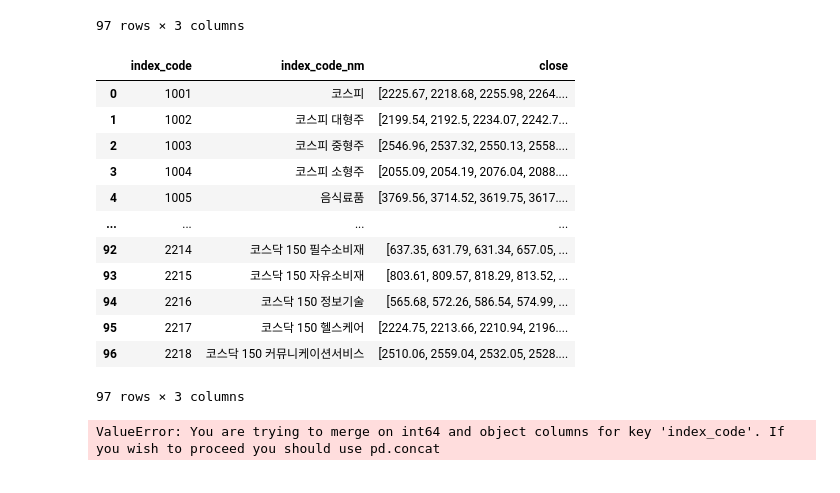
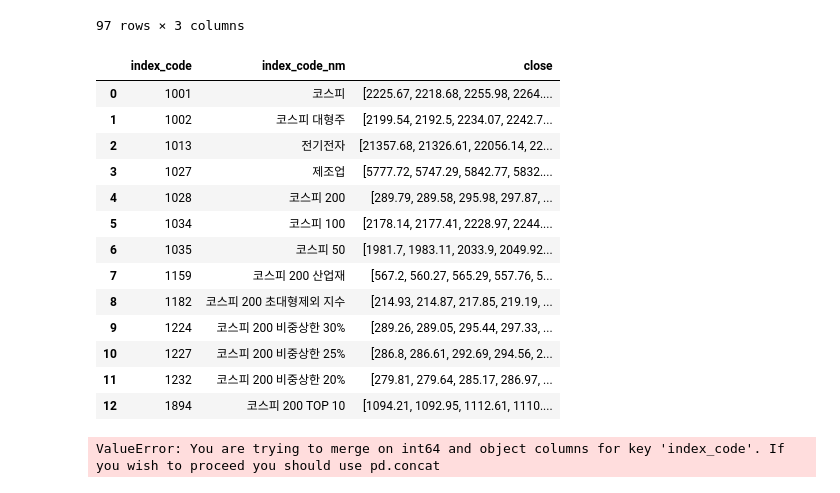
Before and after one commit to Unfinishedgod/finance_mlops, a Jupyter notebook: jupyter/index_master.ipynb, the cells around one changed output. Cells and saved outputs as stored; diff of their text form; code cells hidden in the pictures.

```diff
--- a/jupyter/index_master.ipynb
+++ b/jupyter/index_master.ipynb
@@ -133,18 +136,19 @@ st.dataframe(
-# %%
-df
-# %% [output]
-|  | index_code | index_code_nm | close |
-| 0 | 1001 | 코스피 | [2225.67, 2218.68, 2255.98, 2264.... |
-| 1 | 1002 | 코스피 대형주 | [2199.54, 2192.5, 2234.07, 2242.7... |
-| 2 | 1003 | 코스피 중형주 | [2546.96, 2537.32, 2550.13, 2558.... |
-| 3 | 1004 | 코스피 소형주 | [2055.09, 2054.19, 2076.04, 2088.... |
-| 4 | 1005 | 음식료품 | [3769.56, 3714.52, 3619.75, 3617.... |
-| ... | ... | ... | ... |
-| 92 | 2214 | 코스닥 150 필수소비재 | [637.35, 631.79, 631.34, 657.05, ... |
-| 93 | 2215 | 코스닥 150 자유소비재 | [803.61, 809.57, 818.29, 813.52, ... |
-| 94 | 2216 | 코스닥 150 정보기술 | [565.68, 572.26, 586.54, 574.99, ... |
-| 95 | 2217 | 코스닥 150 헬스케어 | [2224.75, 2213.66, 2210.94, 2196.... |
-| 96 | 2218 | 코스닥 150 커뮤니케이션서비스 | [2510.06, 2559.04, 2532.05, 2528.... |
-97 rows × 3 columns
+# %%
+df_2
+# %% [output]
+|  | index_code | index_code_nm | close |
+| 0 | 1001 | 코스피 | [2225.67, 2218.68, 2255.98, 2264.... |
+| 1 | 1002 | 코스피 대형주 | [2199.54, 2192.5, 2234.07, 2242.7... |
+| 2 | 1013 | 전기전자 | [21357.68, 21326.61, 22056.14, 22... |
+| 3 | 1027 | 제조업 | [5777.72, 5747.29, 5842.77, 5832.... |
+| 4 | 1028 | 코스피 200 | [289.79, 289.58, 295.98, 297.87, ... |
+| 5 | 1034 | 코스피 100 | [2178.14, 2177.41, 2228.97, 2244.... |
+| 6 | 1035 | 코스피 50 | [1981.7, 1983.11, 2033.9, 2049.92... |
+| 7 | 1159 | 코스피 200 산업재 | [567.2, 560.27, 565.29, 557.76, 5... |
+| 8 | 1182 | 코스피 200 초대형제외 지수 | [214.93, 214.87, 217.85, 219.19, ... |
+| 9 | 1224 | 코스피 200 비중상한 30% | [289.26, 289.05, 295.44, 297.33, ... |
+| 10 | 1227 | 코스피 200 비중상한 25% | [286.8, 286.61, 292.69, 294.56, 2... |
+| 11 | 1232 | 코스피 200 비중상한 20% | [279.81, 279.64, 285.17, 286.97, ... |
+| 12 | 1894 | 코스피 200 TOP 10 | [1094.21, 1092.95, 1112.61, 1110.... |
 # %%
 
```
Also changed, not shown: parts of 2 cells of this notebook, 1 other file.
